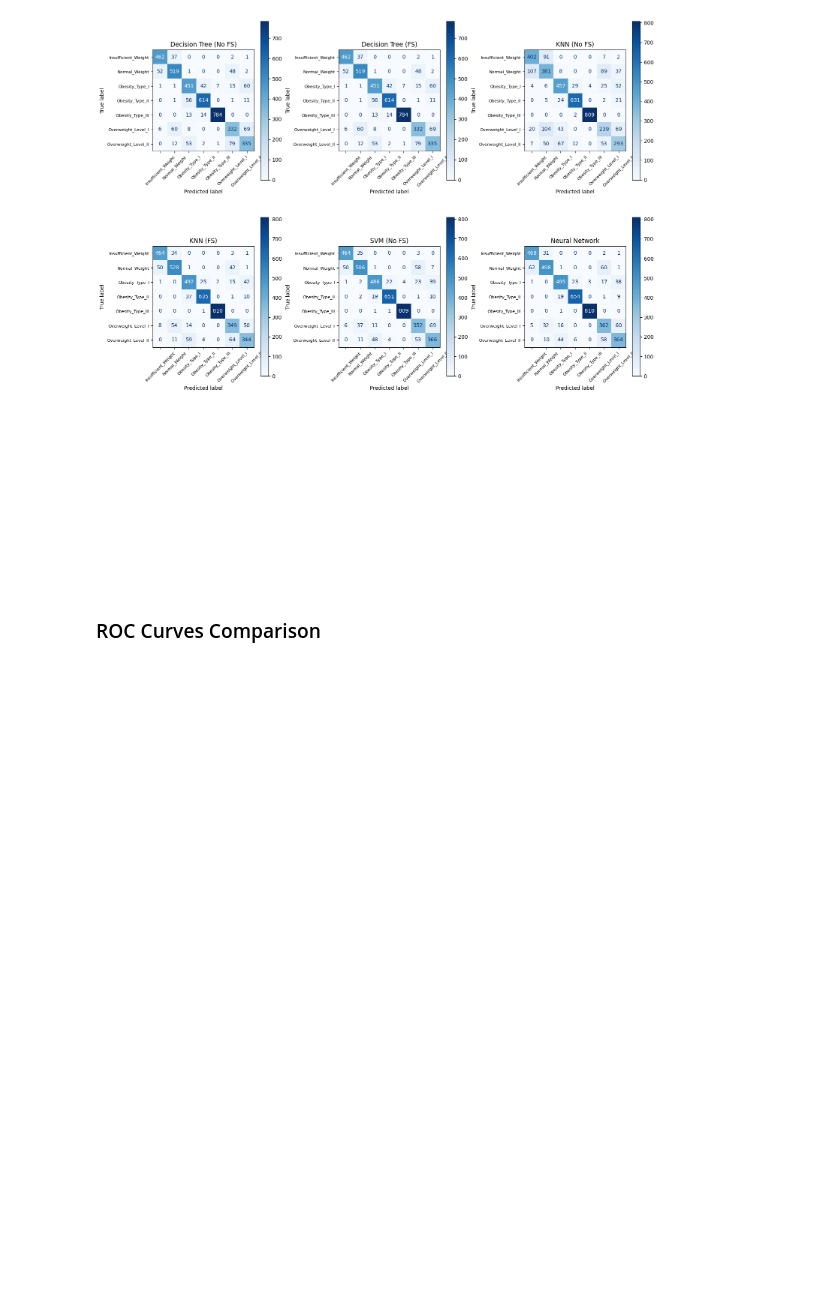
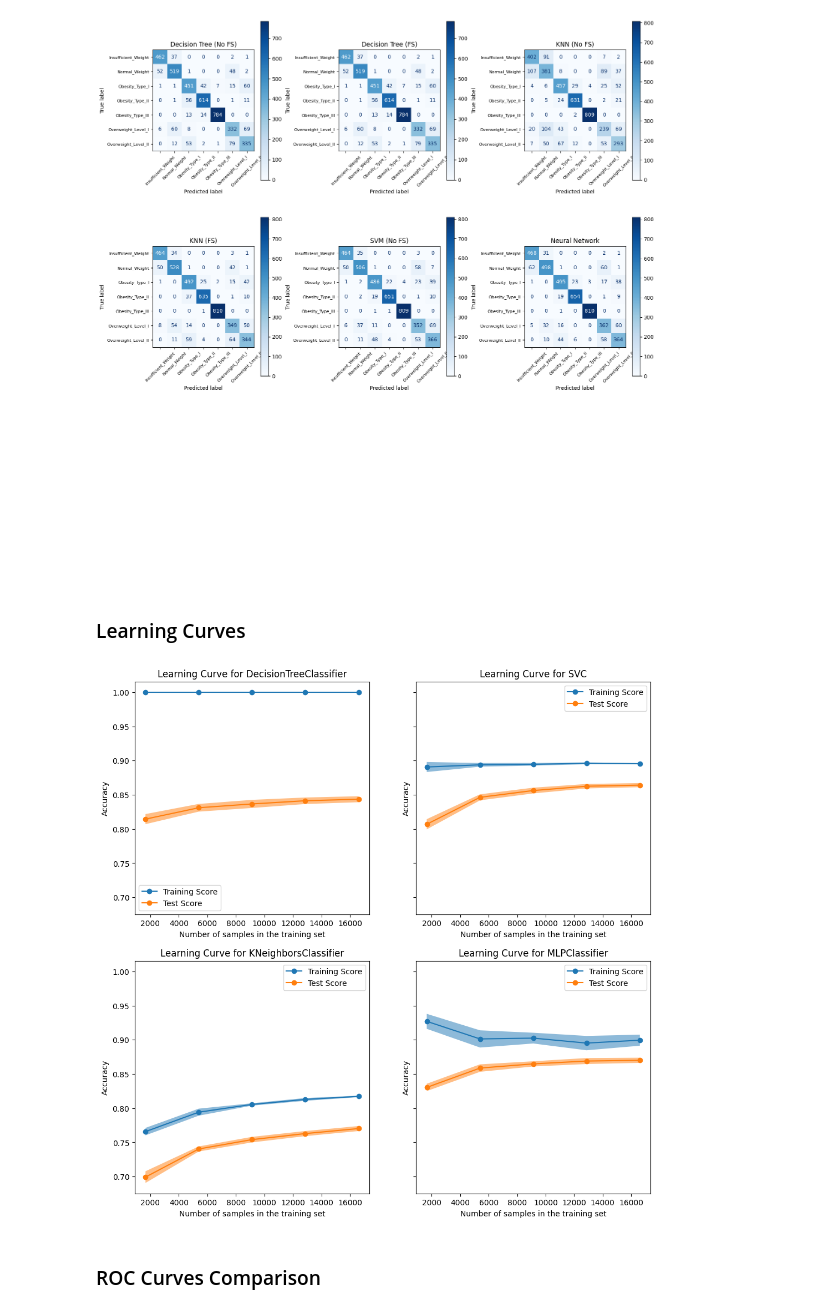
Before and after one commit to rubuy-74/feup-ia, a Jupyter notebook: proj2/main.ipynb, the cells around one changed output. Cells and saved outputs as stored; diff of their text form; code cells hidden in the pictures; blank space fills up the shorter version.

Commit message:
feat:learning curves

```diff
--- a/proj2/main.ipynb
+++ b/proj2/main.ipynb
@@ -504,6 +504,65 @@ if models:
     plt.show()
 # %% [output]
 [figure]
+# %% [markdown]
+### Learning Curves
+# %%
+import matplotlib.pyplot as plt
+import numpy as np
+from sklearn.tree import DecisionTreeClassifier
+from sklearn.neighbors import KNeighborsClassifier
+from sklearn.svm import SVC
+from sklearn.neural_network import MLPClassifier
+from sklearn.preprocessing import LabelEncoder
+from sklearn.preprocessing import StandardScaler
+
+from sklearn.model_selection import LearningCurveDisplay, ShuffleSplit
+
+fig, axes = plt.subplots(nrows=2, ncols=2, figsize=(12, 12), sharey=True)
+ax = axes.flatten()
+
+label_encoder = LabelEncoder()
+scaler = StandardScaler()
+
+new_x = scaler.fit_transform(x)
+new_y = label_encoder.fit_transform(y)
+
+common_params = {
+    "X": new_x,
+    "y": new_y,
+    "train_sizes": np.linspace(0.1, 1.0, 5),
+    "cv": ShuffleSplit(n_splits=10, test_size=0.2, random_state=0),
+    "score_type": "both",
+    "n_jobs": 4,
+    "line_kw": {"marker": "o"},
+    "std_display_style": "fill_between",
+    "score_name": "Accuracy",
+}
+
+clf = DecisionTreeClassifier()
+svc = SVC()
+knn = KNeighborsClassifier(n_neighbors=8)
+nn = MLPClassifier(
+    hidden_layer_sizes=(250, 150, 100),
+    activation='relu',
+    solver='adam',
+    alpha=0.0001,
+    batch_size='auto',
+    learning_rate='adaptive',
+    max_iter=1000,
+    early_stopping=True,
+    validation_fraction=0.2,
+    n_iter_no_change=10,
+)
+
+
+for ax_idx, estimator in enumerate([clf, svc,knn,nn]):
+    LearningCurveDisplay.from_estimator(estimator, **common_params, ax=ax[ax_idx])
+    handles, label = ax[ax_idx].get_legend_handles_labels()
+    ax[ax_idx].legend(handles[:4], ["Training Score", "Test Score"])
+    ax[ax_idx].set_title(f"Learning Curve for {estimator.__class__.__name__}")
+# %% [output]
+[figure, added]
 # %% [markdown]
 ### ROC Curves Comparison
 # %%
```
